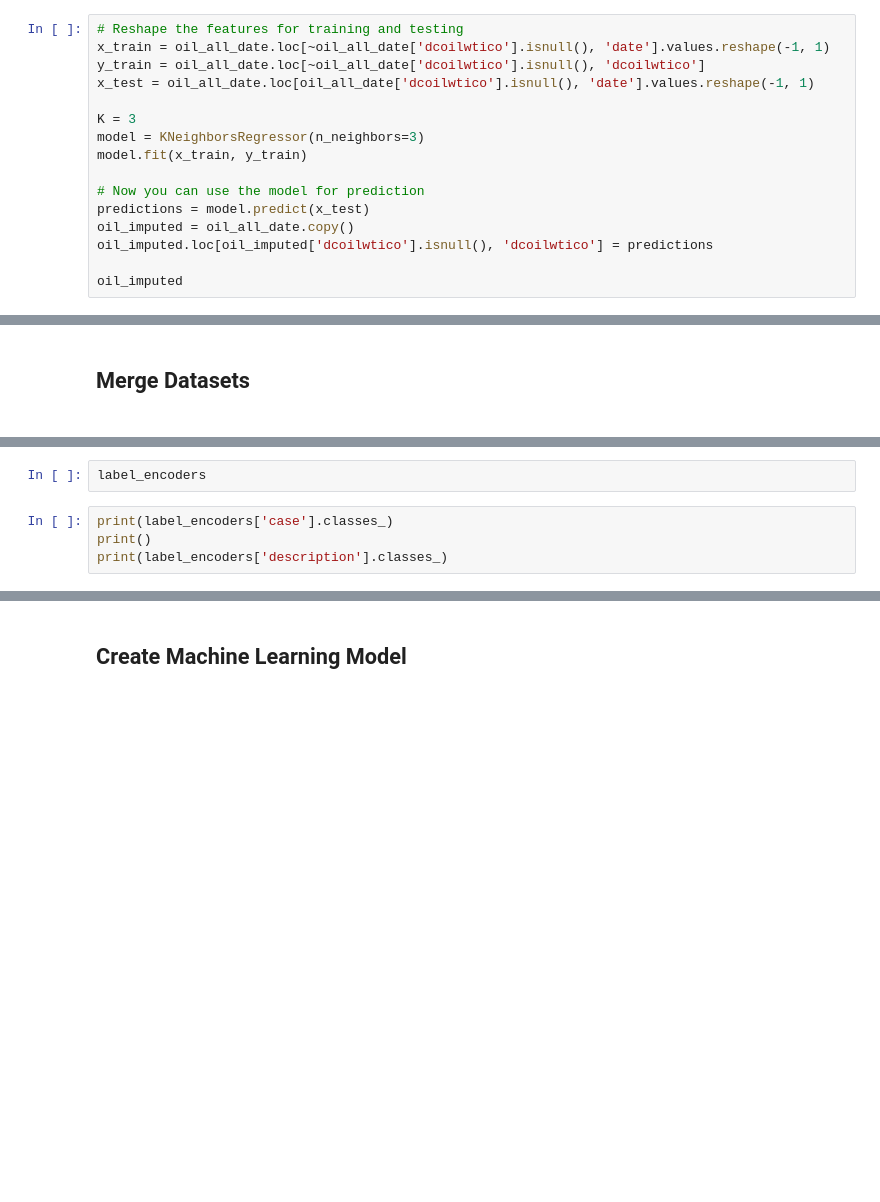
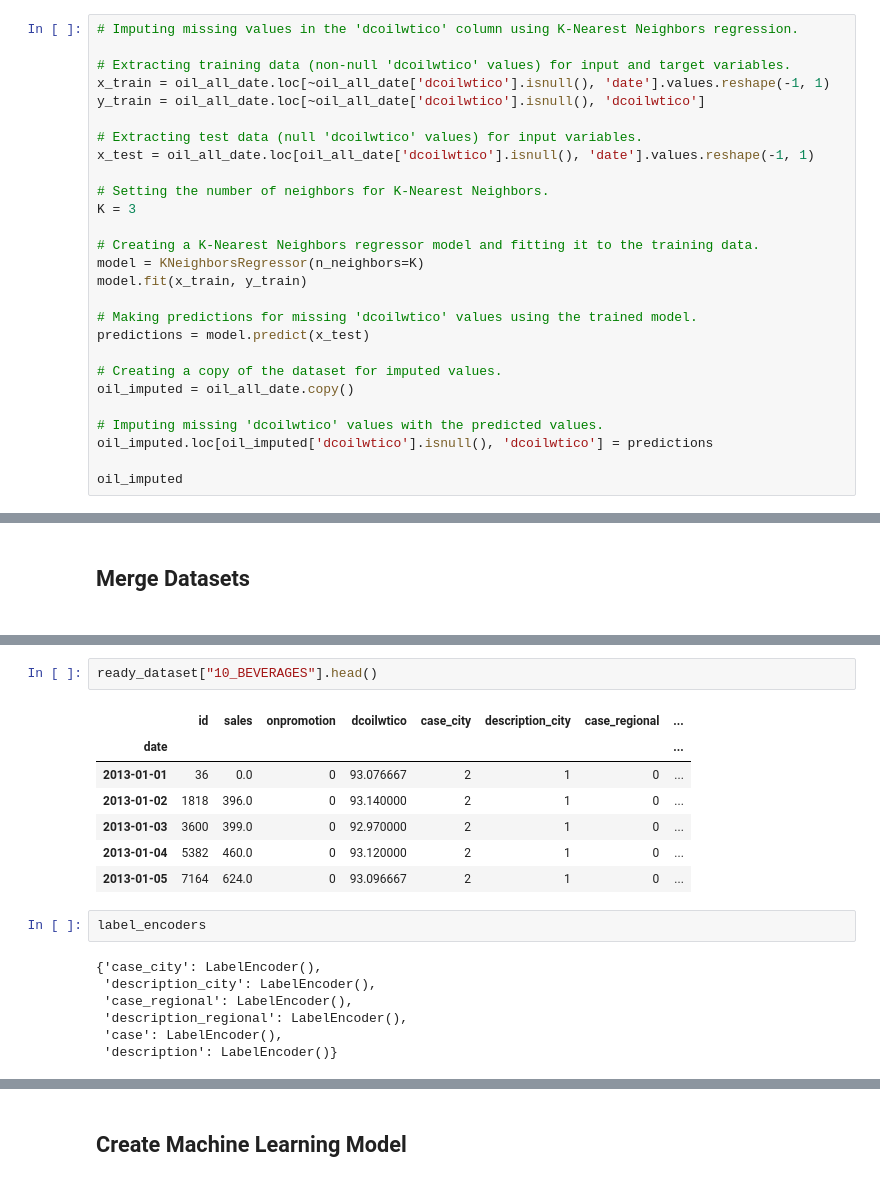
Before and after one commit to rhamdansyahrulm/Store-Sales, a Jupyter notebook: Store_Sales.ipynb, the cells around one changed output, grey strips where cells are left out. Saved outputs shown, nothing was run; the diff lists cells and outputs as text; blank space fills up the shorter version.

```diff
--- a/Store_Sales.ipynb
+++ b/Store_Sales.ipynb
@@ -262,16 +645,27 @@ oil_all_date
 # %%
-# Reshape the features for training and testing
+# Imputing missing values in the 'dcoilwtico' column using K-Nearest Neighbors regression.
+
+# Extracting training data (non-null 'dcoilwtico' values) for input and target variables.
 x_train = oil_all_date.loc[~oil_all_date['dcoilwtico'].isnull(), 'date'].values.reshape(-1, 1)
 y_train = oil_all_date.loc[~oil_all_date['dcoilwtico'].isnull(), 'dcoilwtico']
+
+# Extracting test data (null 'dcoilwtico' values) for input variables.
 x_test = oil_all_date.loc[oil_all_date['dcoilwtico'].isnull(), 'date'].values.reshape(-1, 1)
 
+# Setting the number of neighbors for K-Nearest Neighbors.
 K = 3
-model = KNeighborsRegressor(n_neighbors=3)
+
+# Creating a K-Nearest Neighbors regressor model and fitting it to the training data.
+model = KNeighborsRegressor(n_neighbors=K)
 model.fit(x_train, y_train)
 
-# Now you can use the model for prediction
+# Making predictions for missing 'dcoilwtico' values using the trained model.
 predictions = model.predict(x_test)
+
+# Creating a copy of the dataset for imputed values.
 oil_imputed = oil_all_date.copy()
+
+# Imputing missing 'dcoilwtico' values with the predicted values.
 oil_imputed.loc[oil_imputed['dcoilwtico'].isnull(), 'dcoilwtico'] = predictions
 
 oil_imputed
@@ -301,7 +769,20 @@ for key, value in separated_data.items():
     ready_dataset[key] = merged_df_4
+# %%
+ready_dataset["10_BEVERAGES"].head()
+# %% [output]
+|  | id | sales | onpromotion | dcoilwtico | case_city | description_city | case_regional | ... |
+| date |  |  |  |  |  |  |  | ... |
+| 2013-01-01 | 36 | 0.0 | 0 | 93.076667 | 2 | 1 | 0 | ... |
+| 2013-01-02 | 1818 | 396.0 | 0 | 93.140000 | 2 | 1 | 0 | ... |
+| 2013-01-03 | 3600 | 399.0 | 0 | 92.970000 | 2 | 1 | 0 | ... |
+| 2013-01-04 | 5382 | 460.0 | 0 | 93.120000 | 2 | 1 | 0 | ... |
+| 2013-01-05 | 7164 | 624.0 | 0 | 93.096667 | 2 | 1 | 0 | ... |
 # %%
 label_encoders
+# %% [output]
+{'case_city': LabelEncoder(),
+ 'description_city': LabelEncoder(),
+ 'case_regional': LabelEncoder(),
+ 'description_regional': LabelEncoder(),
+ 'case': LabelEncoder(),
+ 'description': LabelEncoder()}
-# %%
-print(label_encoders['case'].classes_)
-print()
-print(label_encoders['description'].classes_)
```
Also changed, not shown: parts of 62 cells of this notebook.
